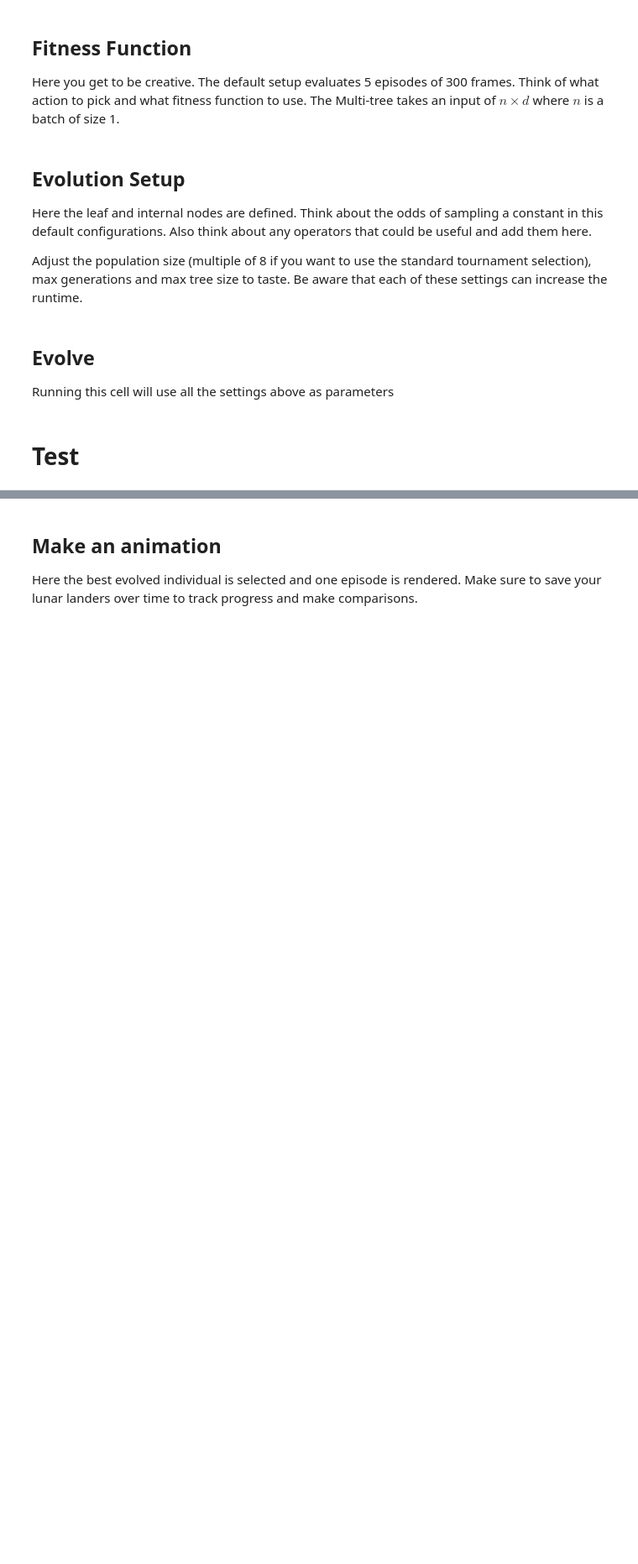
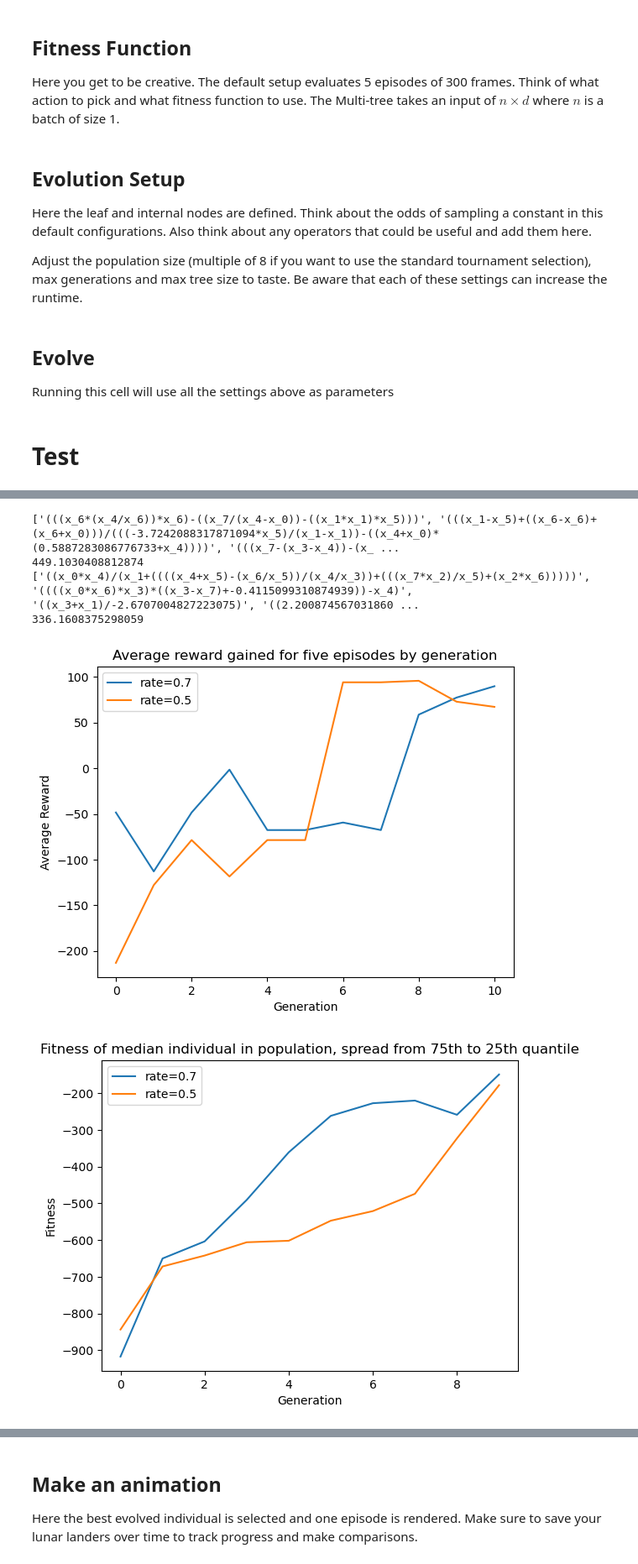
Before and after one commit to anishhdiwan/differentiable_GP_lunarlander, a Jupyter notebook: solution.ipynb, the cells around one changed output, grey strips where cells are left out. Shown at 84% size. Saved outputs shown, nothing was run; the diff lists cells and outputs as text; code cells hidden in the pictures; blank space fills up the shorter version.

```diff
--- a/solution.ipynb
+++ b/solution.ipynb
@@ -387,0 +429,11 @@ percent_plot(coeffs)
+# %%
+final_best = generateEvo(rate_crossover=0.7, rate_mutation=0.7, rate_coeff=0.1)
+final_bests = [[final_best, 0.7]]
+evolve_all("Final Best", final_bests)
+
+
+# tours = []
+# for r in tournament_sizes:
+#     tours.append([generateEvo(tournament_size=r), r])
+
+# evolve_all("tournament size", tours)
@@ -387,0 +453,18 @@ percent_plot(coeffs)
+# %%
+fb=[]
+fb.append([final_best, 0.7])
+fb.append([evo50, 0.5])
+
+avg_reward_plot(fb)
+percent_plot(fb, False)
+percent_plot(fb, True)
+
+# avg_reward_plot(coeffs)
+# percent_plot(coeffs)
+# %% [output]
+['(((x_6*(x_4/x_6))*x_6)-((x_7/(x_4-x_0))-((x_1*x_1)*x_5)))', '(((x_1-x_5)+((x_6-x_6)+(x_6+x_0)))/(((-3.7242088317871094*x_5)/(x_1-x_1))-((x_4+x_0)*(0.5887283086776733+x_4))))', '(((x_7-(x_3-x_4))-(x_ ...
+449.1030408812874
+['((x_0*x_4)/(x_1+((((x_4+x_5)-(x_6/x_5))/(x_4/x_3))+(((x_7*x_2)/x_5)+(x_2*x_6)))))', '((((x_0*x_6)*x_3)*((x_3-x_7)+-0.4115099310874939))-x_4)', '((x_3+x_1)/-2.6707004827223075)', '((2.200874567031860 ...
+336.1608375298059
+[figure, added]
+[figure, added]
```
Also changed, not shown: parts of 17 cells of this notebook, 2 other files.
